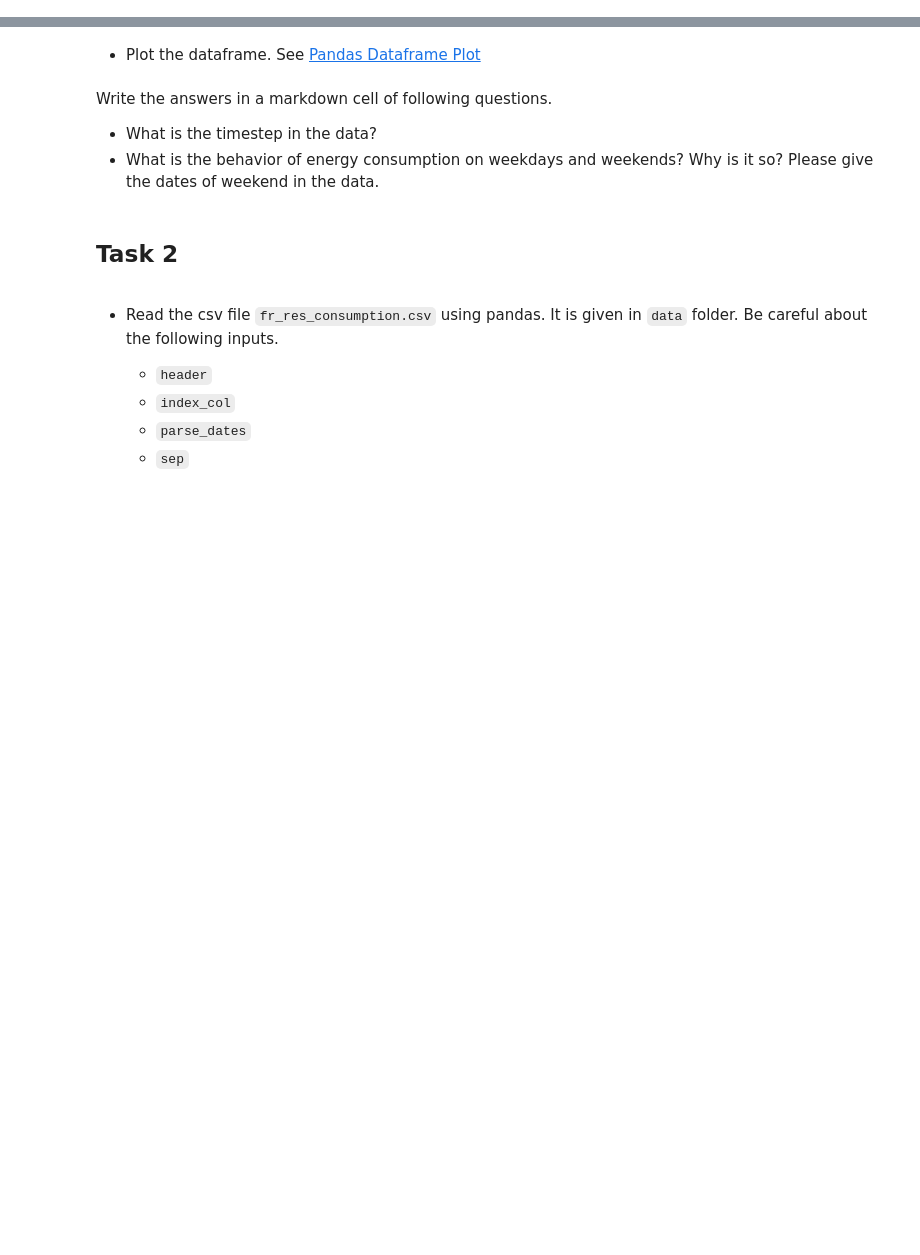
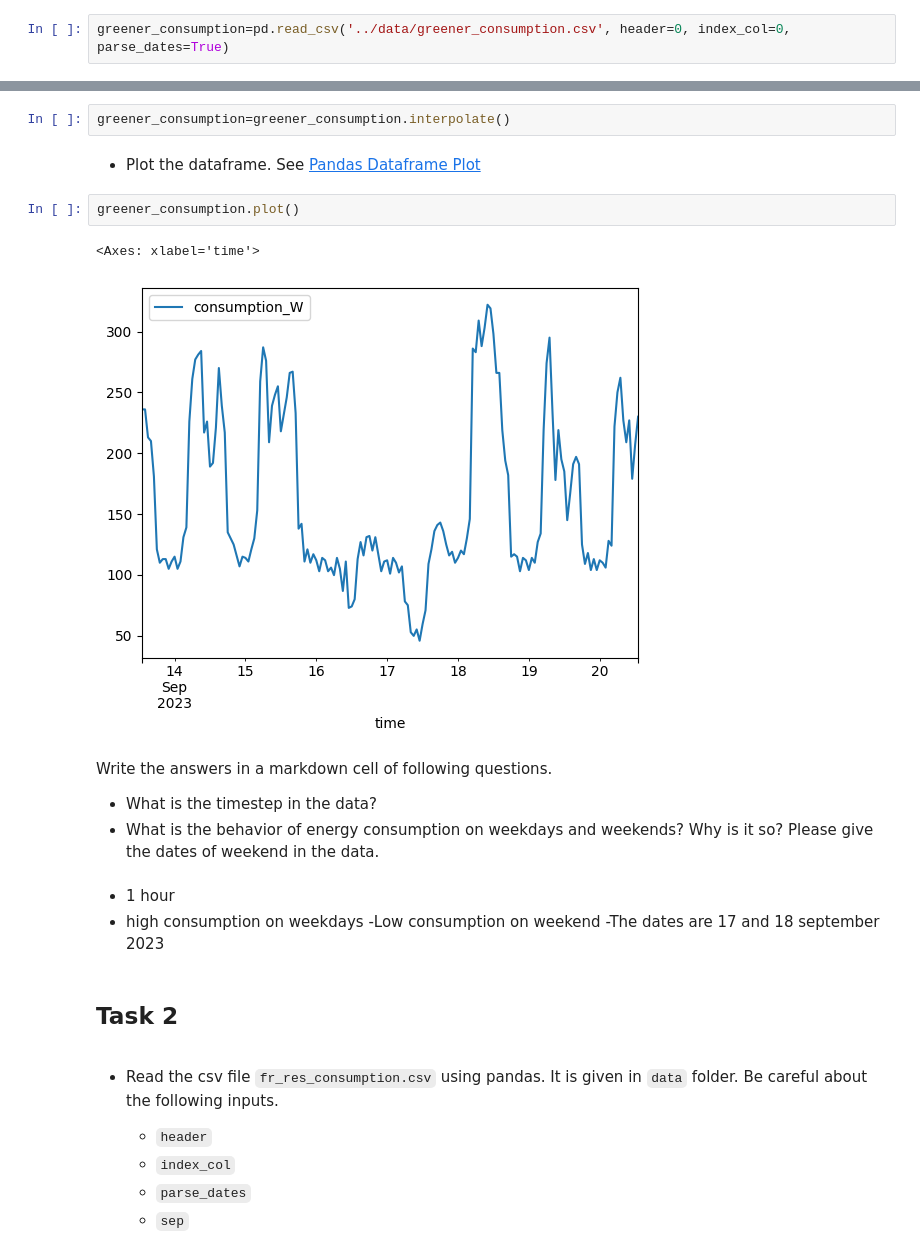
Before and after one commit to salmanshahid8/ml_practice_exercise, a Jupyter notebook: exercises/1_pandas_exe.ipynb, the cells around one changed output, grey strips where cells are left out. Drawn from its saved outputs; the diff is of its cells as text; blank space fills up the shorter version.

```diff
--- a/exercises/1_pandas_exe.ipynb
+++ b/exercises/1_pandas_exe.ipynb
@@ -272,2 +274,4 @@ I think this practice is enough with user-defined data. Let us play with some re
+# %%
+greener_consumption=pd.read_csv('../data/greener_consumption.csv', header=0, index_col=0, parse_dates=True)
 # %% [markdown]
 - Display the first 5 rows of dataframe. See [Pandas Dataframe head](https://pandas.pydata.org/docs/reference/api/pandas.DataFrame.head.html)
@@ -280,12 +315,24 @@ I think this practice is enough with user-defined data. Let us play with some re
 # %% [markdown]
 - If there are missing cells, impute them with values. See [Pandas Dataframe Interpolate](https://pandas.pydata.org/docs/reference/api/pandas.DataFrame.interpolate.html)
+# %%
+greener_consumption=greener_consumption.interpolate()
 # %% [markdown]
 - Plot the dataframe. See [Pandas Dataframe Plot](https://pandas.pydata.org/docs/reference/api/pandas.DataFrame.plot.html)
+# %%
+greener_consumption.plot()
+# %% [output]
+<Axes: xlabel='time'>
+[figure, added]
 # %% [markdown]
 Write the answers in a markdown cell of following questions.
 
 - What is the timestep in the data?
 - What is the behavior of energy consumption on weekdays and weekends? Why is it so? Please give the dates of weekend in the data.
+# %% [markdown]
+- 1 hour
+- high consumption on weekdays
+-Low consumption on weekend
+-The dates are 17 and 18 september 2023
 # %% [markdown]
 ## Task 2
 # %% [markdown]
```
Also changed, not shown: parts of 22 cells of this notebook.
